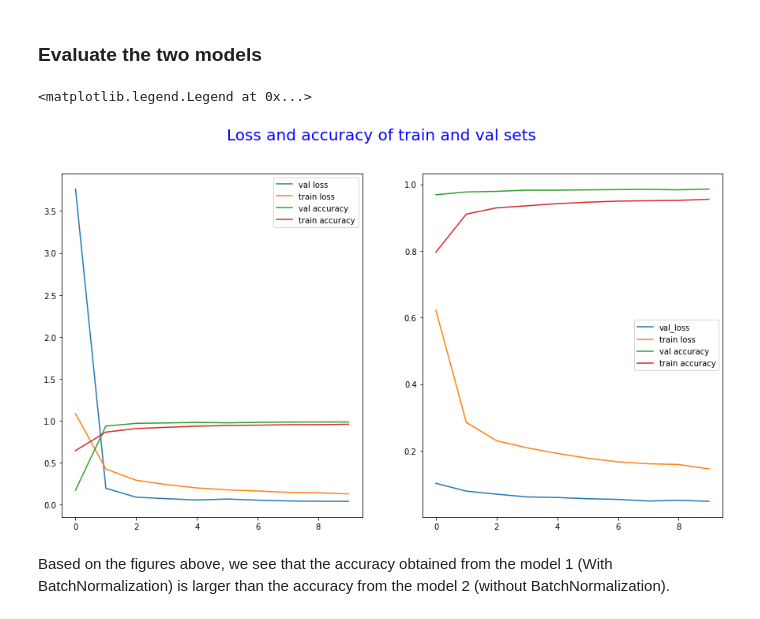
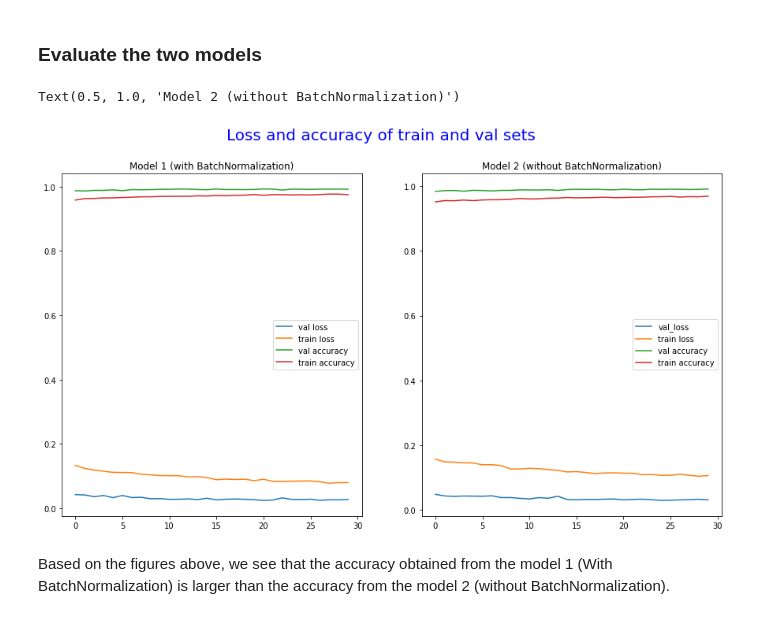
Before and after one commit to KhuyenLE-maths/Digit-recognition-with-CNN, a Jupyter notebook: Digit_recognition_code.ipynb, the cells around one changed output. Drawn from its saved outputs; the diff is of its cells as text; code cells hidden in the pictures.

```diff
--- a/Digit_recognition_code.ipynb
+++ b/Digit_recognition_code.ipynb
@@ -310,8 +305,12 @@ datagen = ImageDataGenerator(
 # %% [markdown]
 Fit the first model (which uses BatchNormalization)
 # %%
-epochs = 10
+epochs = 30
 batch_size = 128
+from keras.callbacks import ModelCheckpoint
+path_file_1 = os.getcwd() + '/' + "weights_case1.hdf5"
+checkpoint_1 = ModelCheckpoint(path_file_1, monitor = "loss", save_best_only = True, mode = "auto")
 history = model.fit_generator(datagen.flow(X_train, y_train, batch_size = batch_size), epochs = epochs,
-                              validation_data = (X_val, y_val), steps_per_epoch = X_train.shape[0]//batch_size)
+                              validation_data = (X_val, y_val), steps_per_epoch = X_train.shape[0]//batch_size,
+                              callbacks = checkpoint_1)
 # %% [output]
@@ -338,6 +335,9 @@ Epoch 10/10
 # %% [markdown]
 Fit the second model (without using BatchNormalization)
 # %%
+path_file_2 = os.getcwd() + '/' + "weights_case2.hdf5"
+checkpoint_2 = ModelCheckpoint(path_file_2, monitor = "loss", save_best_only = True, mode = 'auto')
 history2 = model2.fit_generator(datagen.flow(X_train, y_train, batch_size = batch_size), epochs = epochs,
-                              validation_data = (X_val, y_val), steps_per_epoch = X_train.shape[0]//batch_size)
+                              validation_data = (X_val, y_val), steps_per_epoch = X_train.shape[0]//batch_size,
+                              callbacks = checkpoint_2)
 # %% [output]
@@ -366,23 +364,23 @@ Epoch 10/10
 # %%
 fig, (ax1, ax2) = plt.subplots(1,2, figsize = (15,8))
 fig.suptitle('Loss and accuracy of train and val sets', fontsize = 20, color = 'b')
 
 ax1.plot(history.history['val_loss'], label = 'val loss')
 ax1.plot(history.history['loss'], label = 'train loss')
 ax1.plot(history.history['val_accuracy'], label = 'val accuracy')
 ax1.plot(history.history['accuracy'], label = 'train accuracy')
 ax1.legend()
-#ax1.title('Model 1 (with BatchNormalization)')
+ax1.set_title('Model 1 (with BatchNormalization)')
 
 ax2.plot(history2.history['val_loss'], label = 'val_loss')
 ax2.plot(history2.history['loss'], label = 'train loss')
 ax2.plot(history2.history['val_accuracy'], label = 'val accuracy')
 ax2.plot(history2.history['accuracy'], label = 'train accuracy')
 ax2.legend()
-#ax2.title('Model 2 (without BatchNormalization)')
+ax2.set_title('Model 2 (without BatchNormalization)')
 # %% [output]
-<matplotlib.legend.Legend at 0x...>
+Text(0.5, 1.0, 'Model 2 (without BatchNormalization)')
-[figure, old version]
+[figure, new version]
 # %% [markdown]
 Based on the figures above, we see that the accuracy obtained from the model 1 (With BatchNormalization) is larger than the accuracy from the model 2 (without BatchNormalization).
 # %% [markdown]
```
Also changed, not shown: parts of 15 cells of this notebook.
